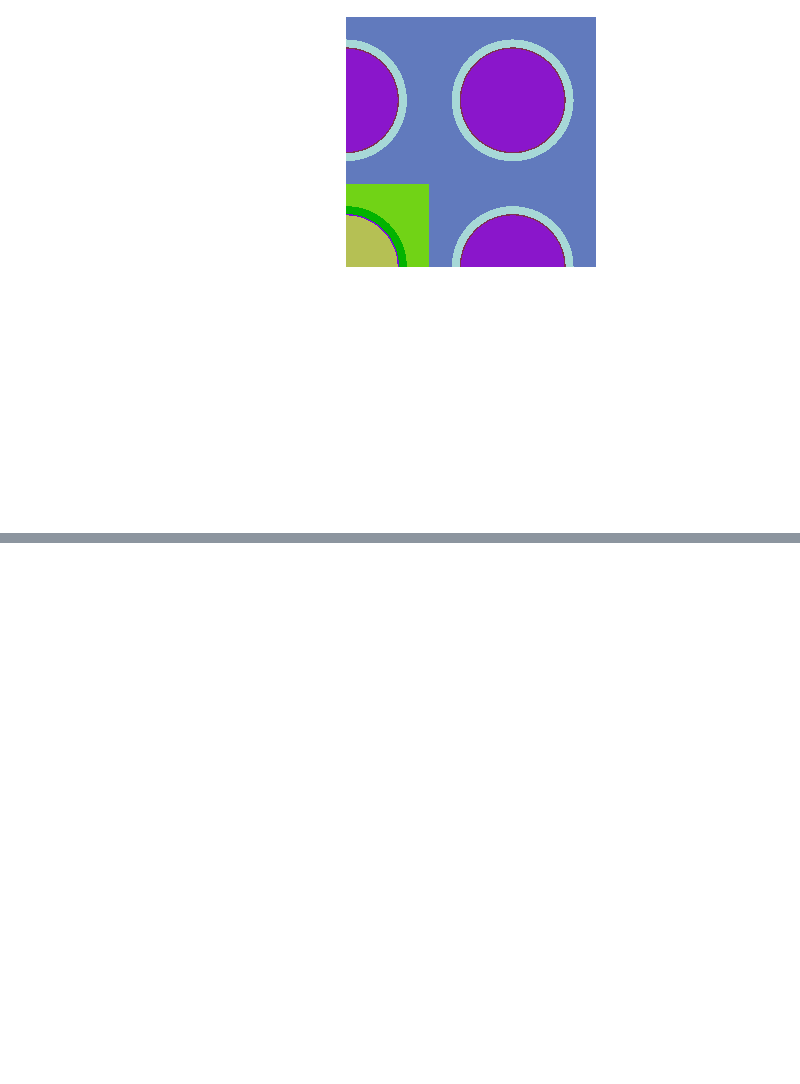
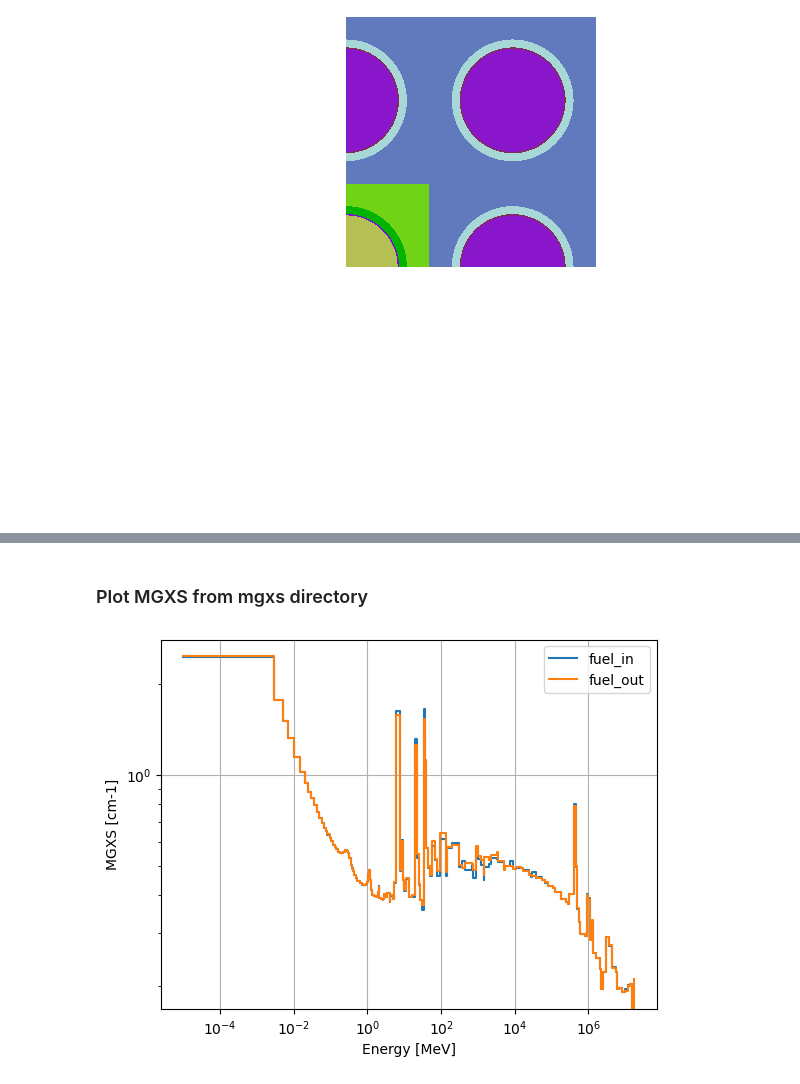
Before and after one commit to pablogarcia44/Test, a Jupyter notebook: 3x3_assembly/plotmgxs/generate_mgxs_csv.ipynb, the cells around one changed output, grey strips where cells are left out. Drawn from its saved outputs; the diff is of its cells as text; code cells hidden in the pictures; blank space fills up the shorter version.

```diff
--- a/3x3_assembly/plotmgxs/generate_mgxs_csv.ipynb
+++ b/3x3_assembly/plotmgxs/generate_mgxs_csv.ipynb
@@ -237,0 +295,7 @@ for cell in openmc_cell:
+# %%
+mgxs_lib.load_from_statepoint(sp)
+type(mgxs_lib)
+reaction_print = 'total'
+cell_print=fuel_in
+df_mgxs = mgxs_lib.get_mgxs(cell_print, reaction_print)
+df_mgxs.print_xs()
@@ -237,0 +320,33 @@ for cell in openmc_cell:
+# %% [markdown]
+### Plot MGXS from mgxs directory
+# %%
+reaction_plot = 'total'
+cell_plot_1 = fuel_in
+cell_name_1='fuel_in'
+cell_plot_2 = fuel_out
+cell_name_2='fuel_out'
+
+
+mgxs_plot_1 = mgxs_lib.get_mgxs(cell_plot_1, reaction_plot)
+
+mgxs1=mgxs_plot_1.get_pandas_dataframe(xs_type='macro')['mean'].values
+mgxs_plot_2 = mgxs_lib.get_mgxs(cell_plot_2, reaction_plot)
+mgxs2=mgxs_plot_2.get_pandas_dataframe(xs_type='macro')['mean'].values
+
+
+fig, ax = plt.subplots()
+ax.step(choose_group[:-1], np.flip(mgxs1), where='post', label=cell_name_1)
+ax.step(choose_group[:-1], np.flip(mgxs2), where='post', label=cell_name_2)
+
+
+ax.set_xscale('log')
+ax.set_yscale('log')
+ax.set_xlabel('Energy [MeV]')
+ax.set_ylabel('MGXS [cm-1]')
+ax.grid()
+# bbox = ax.get_position()
+# ax.text(bbox.x1 - 0.05, bbox.y0 - 0.05, reaction_plot, fontsize=15, color='red', ha='right')
+ax.legend()
+plt.show()
+# %% [output]
+[figure, added]
```
Also changed, not shown: parts of 26 cells of this notebook.
